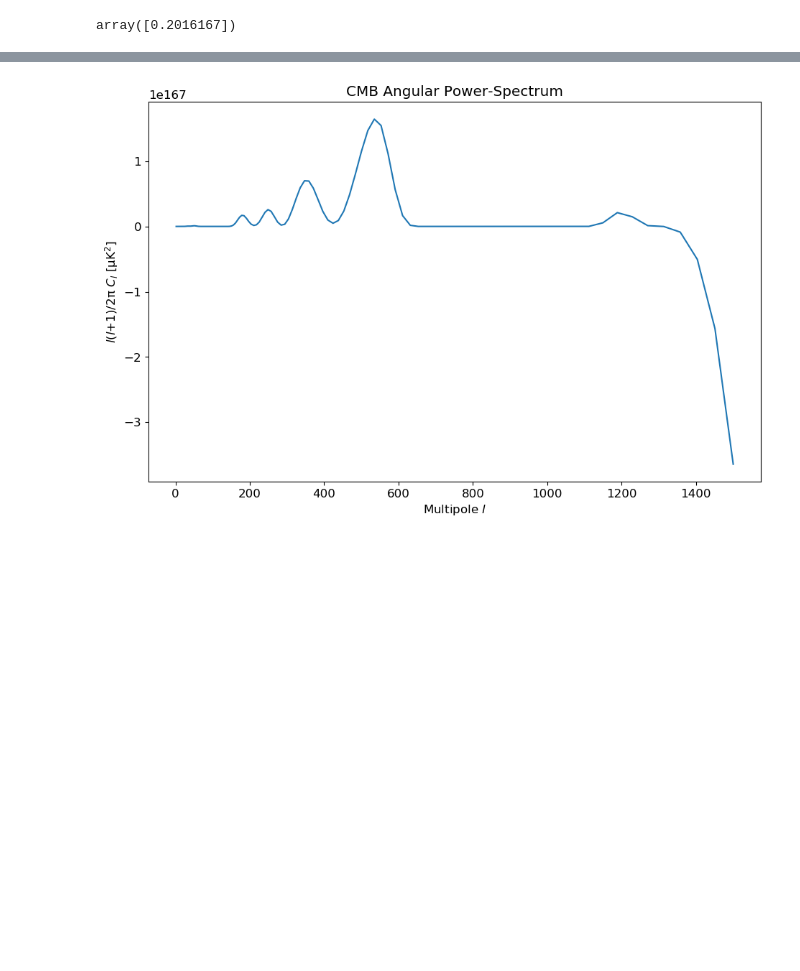
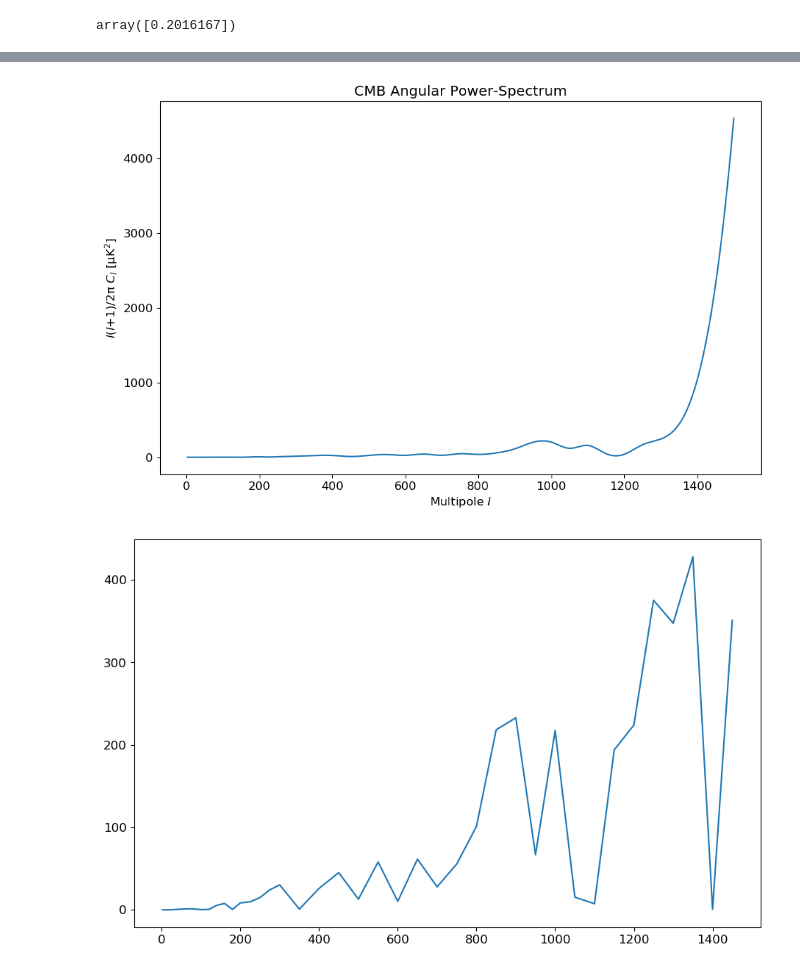
Before and after one commit to azieg/CMB-Simulation, a Jupyter notebook: PowerSpectrum.ipynb, the cells around one changed output, grey strips where cells are left out. Cells and saved outputs as stored; diff of their text form; code cells hidden in the pictures; blank space fills up the shorter version.

Commit message:
added data folder

```diff
--- a/PowerSpectrum.ipynb
+++ b/PowerSpectrum.ipynb
@@ -185,9 +182,13 @@ def source_function():
     return S_spl
 # %%
 # Set up k-array to evaluate Θ_l on
-n_high_res = 800#5000
+n_high_res = 5000
 
-ks_high_res = np.exp(np.linspace(np.log(kmin), np.log(kmax), num=n_high_res))
+ks_high_res = np.zeros(n_high_res)
+for i in range(nk):
+    ks_high_res[i] = kmin + (kmax - kmin)*(i/100.0)**2.0
+
+#ks_high_res = np.exp(np.linspace(np.log(kmin), np.log(kmax), num=n_high_res))
 
 xstartrec = -np.log(1.0 + 1630.4)
 x_grid_high_res = np.linspace(xstartrec, x_end, n_high_res, endpoint=True)
@@ -351,19 +361,32 @@ C_ls_spl = BSpline(ls, C_ls, k=spline_order)
 # %%
 #Pk = np.array([matter_power_spectrum(k, x) for k in ks]).flatten()
 #plt.xscale('log')
-#plt.scale('log')
+#plt.yscale('log')
 #plt.plot(ks*m2Mpc, Pk/m2Mpc**2.0)
 #plt.show()
-ls_plot = np.exp( np.linspace(np.log(2.0), np.log(lmax), 200) )
+
+
+#ls_plot = np.exp( np.linspace(np.log(2.0), np.log(lmax), 200) )
+ls_plot = np.linspace(2.0, lmax, 200)
 plt.figure(figsize=(11, 7), dpi = 100)
 plt.title('CMB Angular Power-Spectrum')
 plt.xlabel('Multipole $l$')
 plt.ylabel('$l$($l$+1)/2π $C_l$ [μK$^2$]')
 #plt.xscale('log')
 #plt.yscale('log')
 for i in range(n_l):
-    data_C_ls = C_ls_spl(ls_plot)
+    data_C_ls = C_ls_spl(ls_plot)/1e196
 plt.plot(ls_plot, data_C_ls)
 plt.show()
+
+
+
+
+plt.figure(figsize=(11, 7), dpi = 100)
+
+C_ls_mod = [C_ls[i]/1e196for i in range(len(C_ls))]
+plt.plot(ls, C_ls_mod)
+plt.show()
 # %% [output]
-[figure, old version]
+[figure, new version]
+[figure, added]
```
Also changed, not shown: parts of 7 cells of this notebook, 22 other files.
